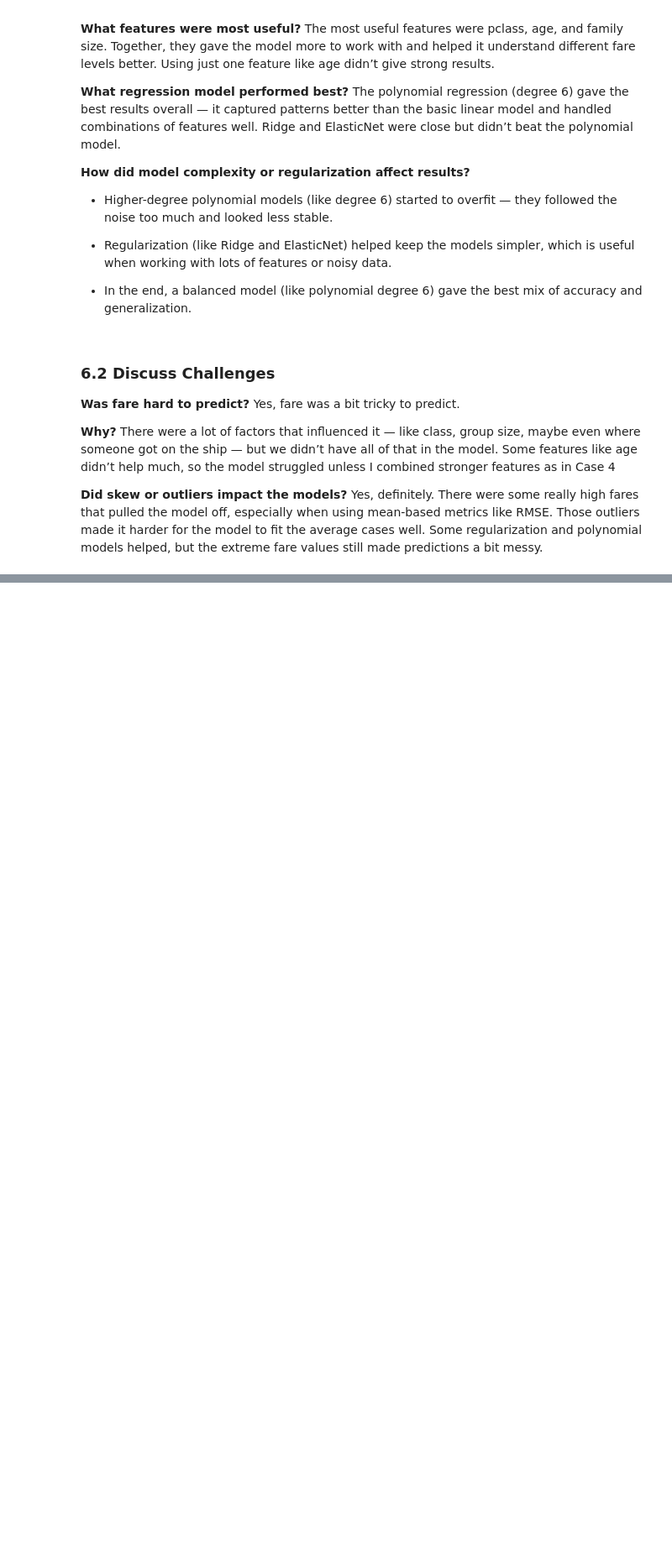
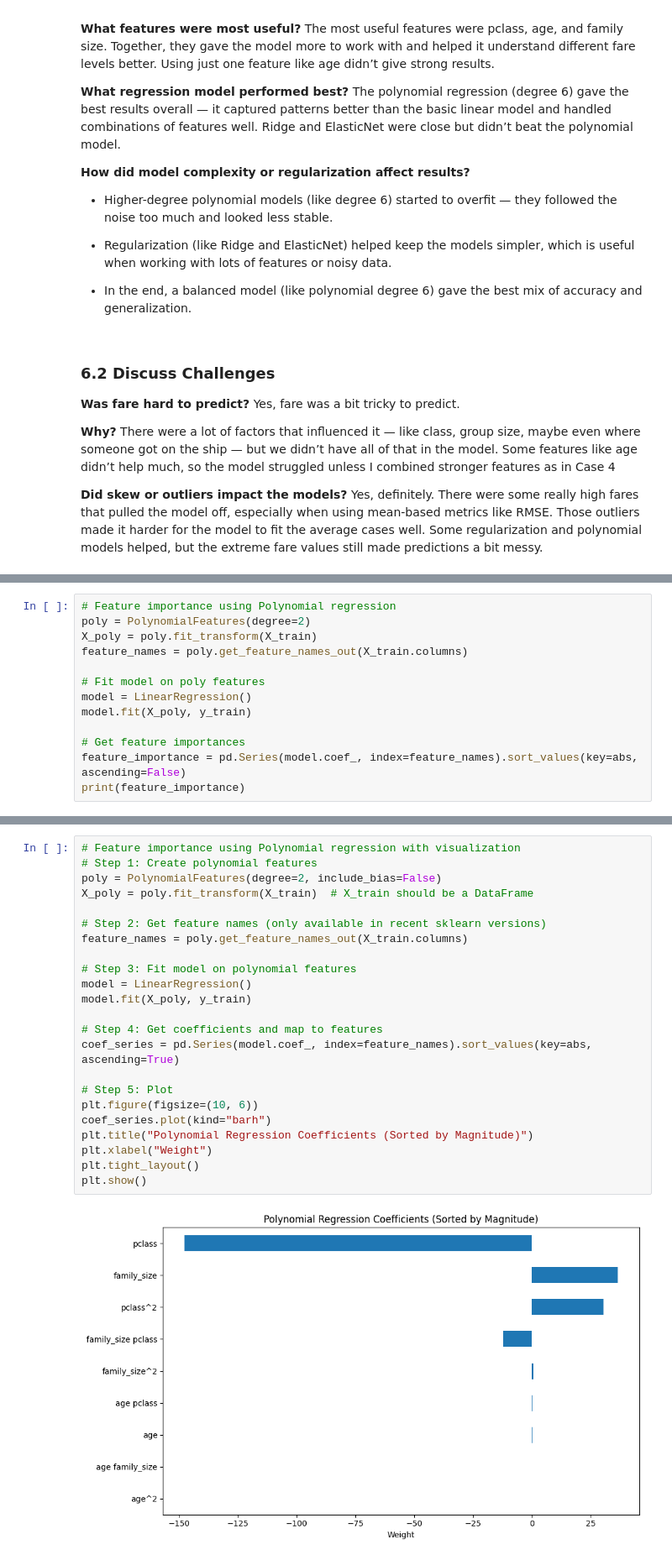
Before and after one commit to JBtallgrass/applied-ml-jballard, a Jupyter notebook: lab04/ml04_jballard.ipynb, the cells around one changed output, grey strips where cells are left out. Shown at 84% size. Saved outputs shown, nothing was run; the diff lists cells and outputs as text; blank space fills up the shorter version.

Commit message:
added exploration to see how to automate model comparisons

```diff
--- a/lab04/ml04_jballard.ipynb
+++ b/lab04/ml04_jballard.ipynb
@@ -688,0 +767,13 @@ ImportError: Missing optional dependency 'tabulate'.  Use pip or conda to instal
+# %%
+# Feature importance using Polynomial regression
+poly = PolynomialFeatures(degree=2)
+X_poly = poly.fit_transform(X_train)
+feature_names = poly.get_feature_names_out(X_train.columns)
+
+# Fit model on poly features
+model = LinearRegression()
+model.fit(X_poly, y_train)
+
+# Get feature importances
+feature_importance = pd.Series(model.coef_, index=feature_names).sort_values(key=abs, ascending=False)
+print(feature_importance)
@@ -688,0 +792,25 @@ ImportError: Missing optional dependency 'tabulate'.  Use pip or conda to instal
+# %%
+# Feature importance using Polynomial regression with visualization
+# Step 1: Create polynomial features
+poly = PolynomialFeatures(degree=2, include_bias=False)
+X_poly = poly.fit_transform(X_train)  # X_train should be a DataFrame
+
+# Step 2: Get feature names (only available in recent sklearn versions)
+feature_names = poly.get_feature_names_out(X_train.columns)
+
+# Step 3: Fit model on polynomial features
+model = LinearRegression()
+model.fit(X_poly, y_train)
+
+# Step 4: Get coefficients and map to features
+coef_series = pd.Series(model.coef_, index=feature_names).sort_values(key=abs, ascending=True)
+
+# Step 5: Plot
+plt.figure(figsize=(10, 6))
+coef_series.plot(kind="barh")
+plt.title("Polynomial Regression Coefficients (Sorted by Magnitude)")
+plt.xlabel("Weight")
+plt.tight_layout()
+plt.show()
+# %% [output]
+[figure, added]
```
Also changed, not shown: parts of 7 cells of this notebook, 1 other file.
